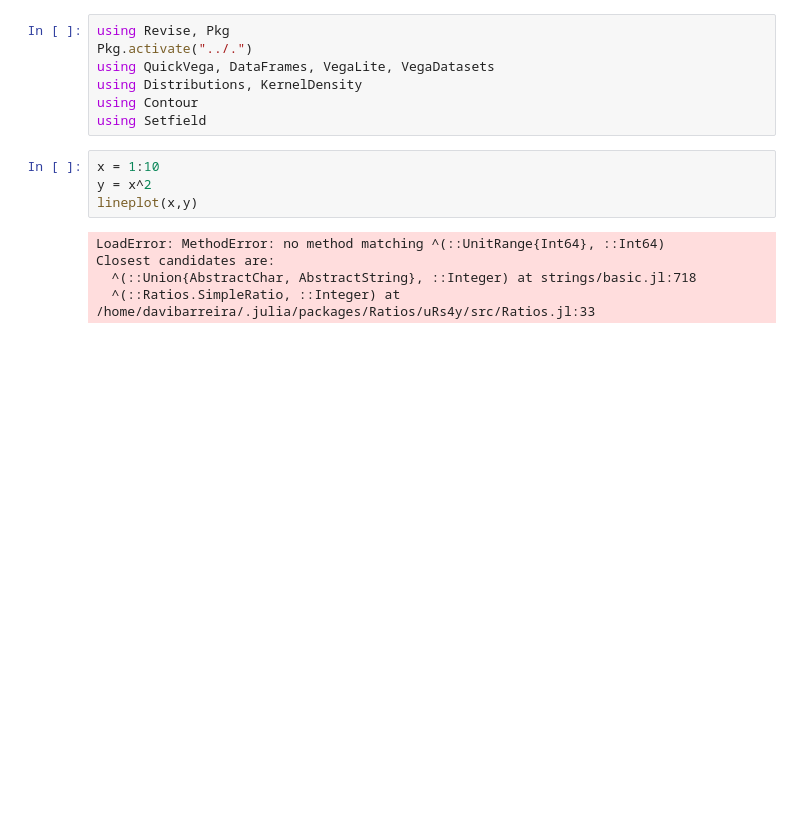
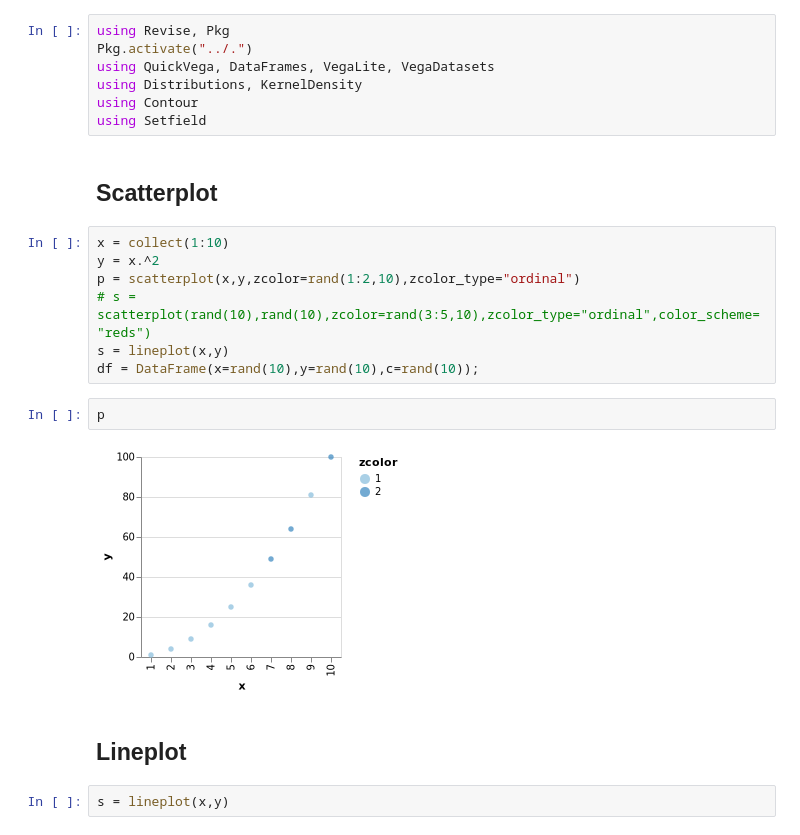
Before and after one commit to queryverse/QuickVega.jl, a Jupyter notebook: sandbox/Examples.ipynb, the cells around one changed output. Saved outputs shown, nothing was run; the diff lists cells and outputs as text; blank space fills up the shorter version.

```diff
--- a/sandbox/Examples.ipynb
+++ b/sandbox/Examples.ipynb
@@ -5,12 +5,20 @@ using QuickVega, DataFrames, VegaLite, VegaDatasets
 using Distributions, KernelDensity
 using Contour
 using Setfield
+# %% [markdown]
+## Scatterplot
 # %%
-x = 1:10
-y = x^2
-lineplot(x,y)
+x = collect(1:10)
+y = x.^2
+p = scatterplot(x,y,zcolor=rand(1:2,10),zcolor_type="ordinal")
+# s = scatterplot(rand(10),rand(10),zcolor=rand(3:5,10),zcolor_type="ordinal",color_scheme="reds")
+s = lineplot(x,y)
+df = DataFrame(x=rand(10),y=rand(10),c=rand(10));
-# %% [output]
-LoadError: MethodError: no method matching ^(::UnitRange{Int64}, ::Int64)
-Closest candidates are:
-  ^(::Union{AbstractChar, AbstractString}, ::Integer) at strings/basic.jl:718
-  ^(::Ratios.SimpleRatio, ::Integer) at /home/davibarreira/.julia/packages/Ratios/uRs4y/src/Ratios.jl:33
+# %%
+p
+# %% [output]
+[figure, added]
+# %% [markdown]
+## Lineplot
+# %%
+s = lineplot(x,y)
```
Also changed, not shown: parts of 5 cells of this notebook, 8 other files.
